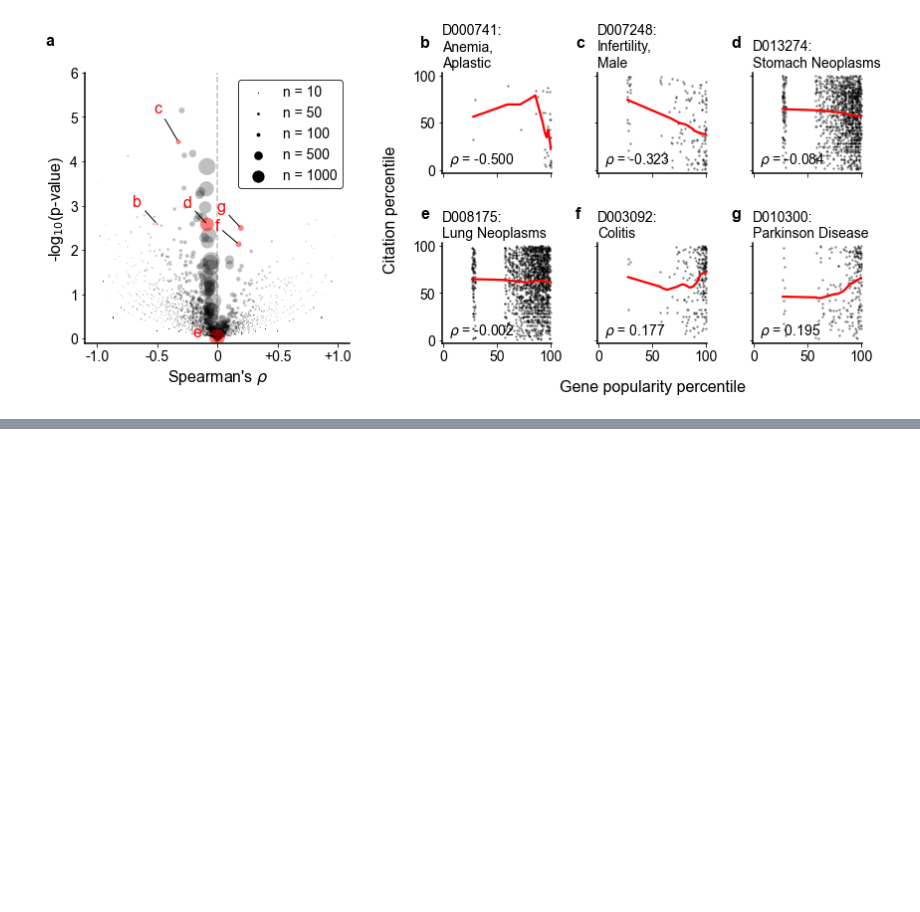
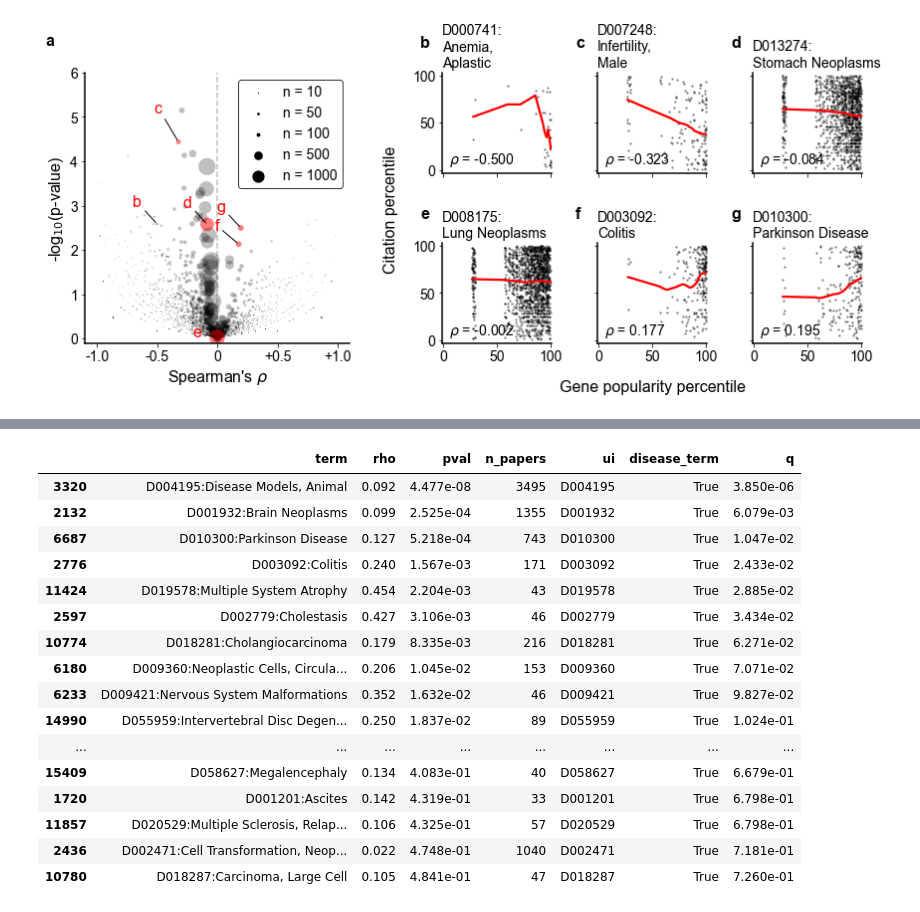
Before and after one commit to amarallab/fmug_analysis, a Jupyter notebook: notebooks/220829_supp_fig_new_gene_introductions.ipynb, the cells around one changed output, grey strips where cells are left out. Cells and saved outputs as stored; diff of their text form; code cells hidden in the pictures; blank space fills up the shorter version.

```diff
--- a/notebooks/220829_supp_fig_new_gene_introductions.ipynb
+++ b/notebooks/220829_supp_fig_new_gene_introductions.ipynb
@@ -295,0 +381,10 @@ meta NOT subset; don't know how to subset; dropped
+# %%
+mesh_library = nlm.mesh('ui2mn')
+disease_ui = mesh_library[mesh_library['mn'].str.startswith('C')]['ui'].values
+results['ui'] = results['term'].apply(lambda x: x.split(':')[0])
+
+results['disease_term'] = results['ui'].isin(disease_ui)
+# %%
+results_slice = results[(results['n_papers'] > 30) & (results['disease_term'])].sort_values('pval')#.head(60)
+# %%
+results_slice['q'] = multipletests(results_slice['pval'], method='fdr_bh')[1]
@@ -295,0 +532,20 @@ meta NOT subset; don't know how to subset; dropped
+# %%
+results_slice[results_slice['rho'] > 0].sort_values('q').head(60)
+# %% [output]
+|  | term | rho | pval | n_papers | ui | disease_term | q |
+| 3320 | D004195:Disease Models, Animal | 0.092 | 4.477e-08 | 3495 | D004195 | True | 3.850e-06 |
+| 2132 | D001932:Brain Neoplasms | 0.099 | 2.525e-04 | 1355 | D001932 | True | 6.079e-03 |
+| 6687 | D010300:Parkinson Disease | 0.127 | 5.218e-04 | 743 | D010300 | True | 1.047e-02 |
+| 2776 | D003092:Colitis | 0.240 | 1.567e-03 | 171 | D003092 | True | 2.433e-02 |
+| 11424 | D019578:Multiple System Atrophy | 0.454 | 2.204e-03 | 43 | D019578 | True | 2.885e-02 |
+| 2597 | D002779:Cholestasis | 0.427 | 3.106e-03 | 46 | D002779 | True | 3.434e-02 |
+| 10774 | D018281:Cholangiocarcinoma | 0.179 | 8.335e-03 | 216 | D018281 | True | 6.271e-02 |
+| 6180 | D009360:Neoplastic Cells, Circula... | 0.206 | 1.045e-02 | 153 | D009360 | True | 7.071e-02 |
+| 6233 | D009421:Nervous System Malformations | 0.352 | 1.632e-02 | 46 | D009421 | True | 9.827e-02 |
+| 14990 | D055959:Intervertebral Disc Degen... | 0.250 | 1.837e-02 | 89 | D055959 | True | 1.024e-01 |
+| ... | ... | ... | ... | ... | ... | ... | ... |
+| 15409 | D058627:Megalencephaly | 0.134 | 4.083e-01 | 40 | D058627 | True | 6.679e-01 |
+| 1720 | D001201:Ascites | 0.142 | 4.319e-01 | 33 | D001201 | True | 6.798e-01 |
+| 11857 | D020529:Multiple Sclerosis, Relap... | 0.106 | 4.325e-01 | 57 | D020529 | True | 6.798e-01 |
+| 2436 | D002471:Cell Transformation, Neop... | 0.022 | 4.748e-01 | 1040 | D002471 | True | 7.181e-01 |
+| 10780 | D018287:Carcinoma, Large Cell | 0.105 | 4.841e-01 | 47 | D018287 | True | 7.260e-01 |
```
Also changed, not shown: parts of 20 cells of this notebook, 51 other files.
